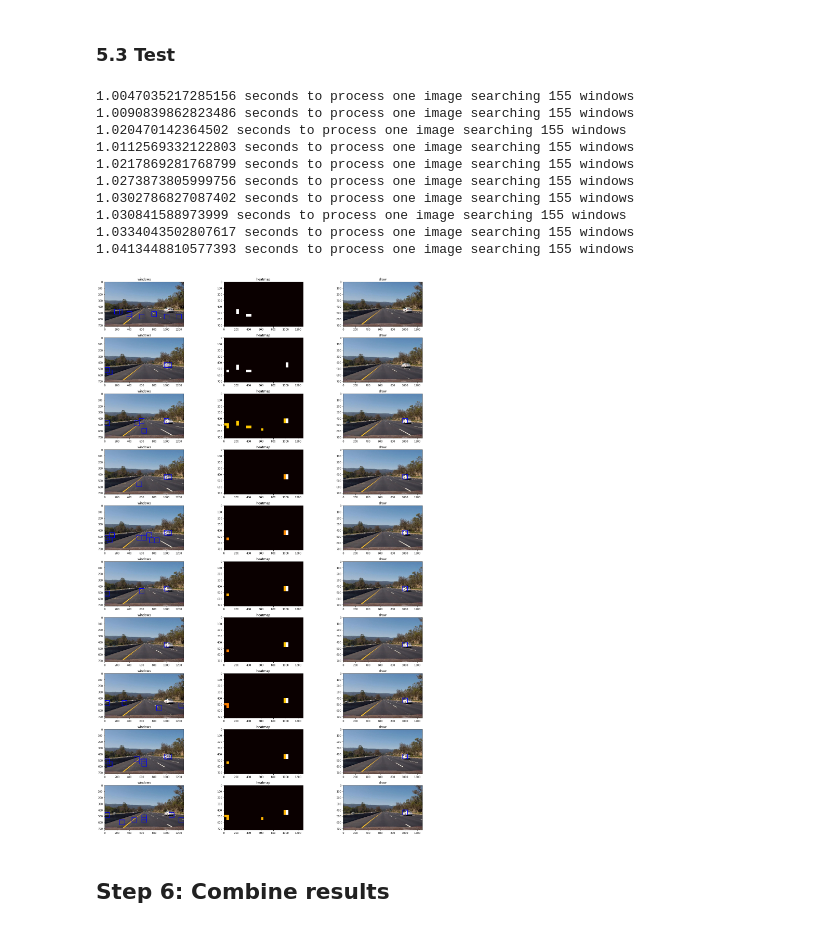
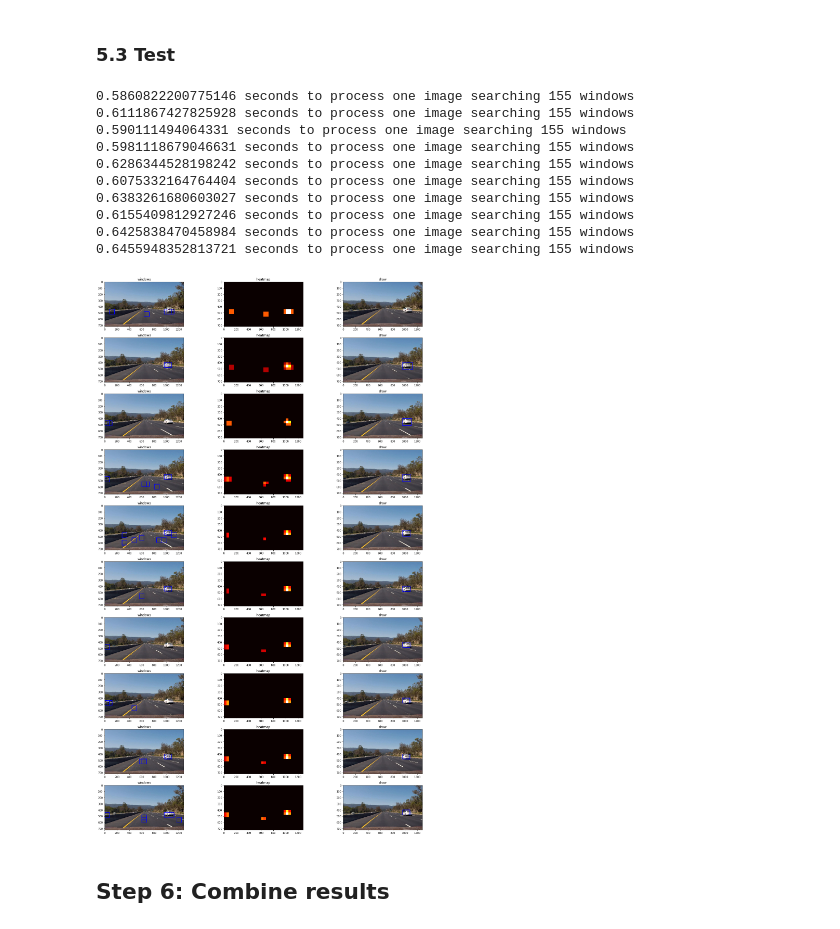
Before and after one commit to lelordoftech/CarND-Vehicle-Detection, a Jupyter notebook: Vehicle-Detection.ipynb, the cells around one changed output. Cells and saved outputs as stored; diff of their text form; code cells hidden in the pictures.

```diff
--- a/Vehicle-Detection.ipynb
+++ b/Vehicle-Detection.ipynb
@@ -80,7 +80,7 @@ def bin_spatial(img, size=(32, 32)):
 
 # Define a function to compute color histogram features
 # NEED TO CHANGE bins_range if reading .png files with mpimg!
-def color_hist(img, nbins=32, bins_range=(0, 256)):
+def color_hist(img, nbins=32): #bins_range=(0, 256)):
     # Compute the histogram of the color channels separately
     channel1_hist = np.histogram(img[:,:,0], bins=nbins)
     channel2_hist = np.histogram(img[:,:,1], bins=nbins)
@@ -592,7 +623,8 @@ test_image_path = 'test_images/serial_test/'
 test_images = glob.glob(test_image_path+'*.jpg')
 images = []
 titles = []
-y_start_stop = [400, 656]
+y_start = 400
+y_stop = 656
 overlap = 0.5
 spatial_feat = True
 hist_feat = True
@@ -608,15 +640,17 @@ for img_src in test_images:
     # Using:    mpimg.imread jpg (0-255)
     img = img.astype(np.float32)/255
 
-    windows = slide_window(img, x_start_stop=[None, None], y_start_stop=y_start_stop,
+    windows = slide_window(img, x_start_stop=[None, None], y_start_stop=[y_start, y_stop],
                     xy_window=(80, 80), xy_overlap=(overlap, overlap))
 
-    hot_windows = ori_search_windows(img, windows, svc, X_scaler, color_space=color_space,
-                        spatial_size=spatial_size, hist_bins=hist_bins,
-                        orient=orient, pix_per_cell=pix_per_cell,
-                        cell_per_block=cell_per_block,
-                        hog_channel=hog_channel, spatial_feat=spatial_feat,
-                        hist_feat=hist_feat, hog_feat=hog_feat)
+    hot_windows = search_windows(img, windows, svc, X_scaler,
+                                x_start_stop=[None, None], y_start_stop=[y_start, y_stop],
+                                color_space=color_space,
+                                spatial_size=spatial_size, hist_bins=hist_bins,
+                                orient=orient, pix_per_cell=pix_per_cell,
+                                cell_per_block=cell_per_block,
+                                hog_channel=hog_channel, spatial_feat=spatial_feat,
+                                hist_feat=hist_feat, hog_feat=hog_feat)
 
     sliding_img = draw_boxes(copy_img, windows, color=(0, 0, 255), thick=6)
     window_img = draw_boxes(copy_img, hot_windows, color=(0, 0, 255), thick=6)
@@ -722,53 +791,56 @@ spatial_feat = True
 hist_feat = True
 hog_feat = True
 heatmap_queue = deque(maxlen=10)
+pre_bboxes = []
 
 for img_src in test_images:
     t1 = time.time()
     img = mpimg.imread(img_src)
     copy_img = np.copy(img)
     img = img.astype(np.float32)/255
 
     windows = slide_window(img, x_start_stop=[None, None], y_start_stop=[y_start, y_stop],
                     xy_window=(80, 80), xy_overlap=(overlap, overlap))
 
-    hot_windows = ori_search_windows(img, windows, svc, X_scaler, color_space=color_space,
-                        spatial_size=spatial_size, hist_bins=hist_bins,
-                        orient=orient, pix_per_cell=pix_per_cell,
-                        cell_per_block=cell_per_block,
-                        hog_channel=hog_channel, spatial_feat=spatial_feat,
-                        hist_feat=hist_feat, hog_feat=hog_feat)
+    hot_windows = search_windows(img, windows, svc, X_scaler,
+                                x_start_stop=[None, None], y_start_stop=[y_start, y_stop],
+                                color_space=color_space,
+                                spatial_size=spatial_size, hist_bins=hist_bins,
+                                orient=orient, pix_per_cell=pix_per_cell,
+                                cell_per_block=cell_per_block,
+                                hog_channel=hog_channel, spatial_feat=spatial_feat,
+                                hist_feat=hist_feat, hog_feat=hog_feat)
 
     window_img = draw_boxes(copy_img, hot_windows, color=(0, 0, 255), thick=6)
     draw_img, heatmap = pipeline_heatmap(copy_img, hot_windows, y_start)
 
     images.append(window_img)
     images.append(heatmap)
     images.append(draw_img)
     titles.append('windows')
     titles.append('heatmap')
     titles.append('draw')
     print(time.time()-t1, 'seconds to process one image searching', len(windows), 'windows')
 
 cv2.imwrite('output_images/labels_map.png', cv2.cvtColor(images[-2]*(255//images[-2].max()), cv2.COLOR_GRAY2BGR))
 cv2.imwrite('output_images/output_bboxes.png', cv2.cvtColor(images[-1], cv2.COLOR_RGB2BGR))
 fig = plt.figure(figsize=(20,30))#, dpi=300)
 visualize(fig, 10, 3, images, titles)
 fig.tight_layout()
 # Save to local disk
 plt.savefig('output_images/false_positives.png')
 # %% [output]
-1.0047035217285156 seconds to process one image searching 155 windows
-1.0090839862823486 seconds to process one image searching 155 windows
-1.020470142364502 seconds to process one image searching 155 windows
-1.0112569332122803 seconds to process one image searching 155 windows
-1.0217869281768799 seconds to process one image searching 155 windows
-1.0273873805999756 seconds to process one image searching 155 windows
-1.0302786827087402 seconds to process one image searching 155 windows
-1.030841588973999 seconds to process one image searching 155 windows
-1.0334043502807617 seconds to process one image searching 155 windows
-1.0413448810577393 seconds to process one image searching 155 windows
+0.5860822200775146 seconds to process one image searching 155 windows
+0.6111867427825928 seconds to process one image searching 155 windows
+0.590111494064331 seconds to process one image searching 155 windows
+0.5981118679046631 seconds to process one image searching 155 windows
+0.6286344528198242 seconds to process one image searching 155 windows
+0.6075332164764404 seconds to process one image searching 155 windows
+0.6383261680603027 seconds to process one image searching 155 windows
+0.6155409812927246 seconds to process one image searching 155 windows
+0.6425838470458984 seconds to process one image searching 155 windows
+0.6455948352813721 seconds to process one image searching 155 windows
-[figure, old version]
+[figure, new version]
 # %% [markdown]
 ## Step 6: Combine results
 # %% [markdown]
```
Also changed, not shown: parts of 14 cells of this notebook, 10 other files.
